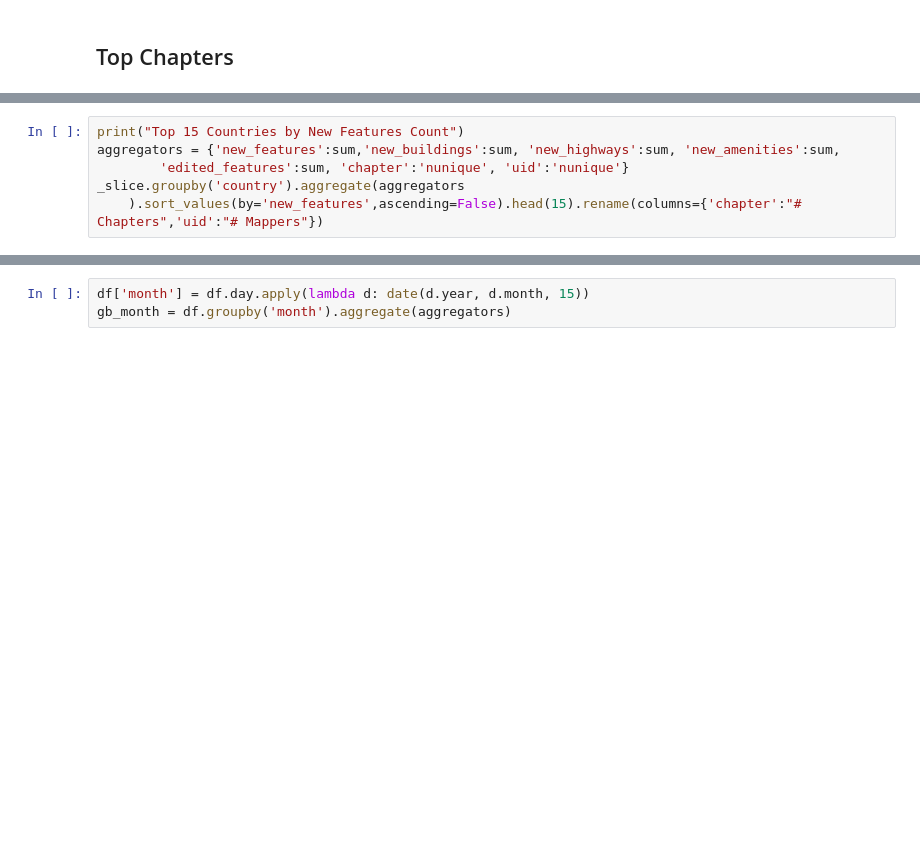
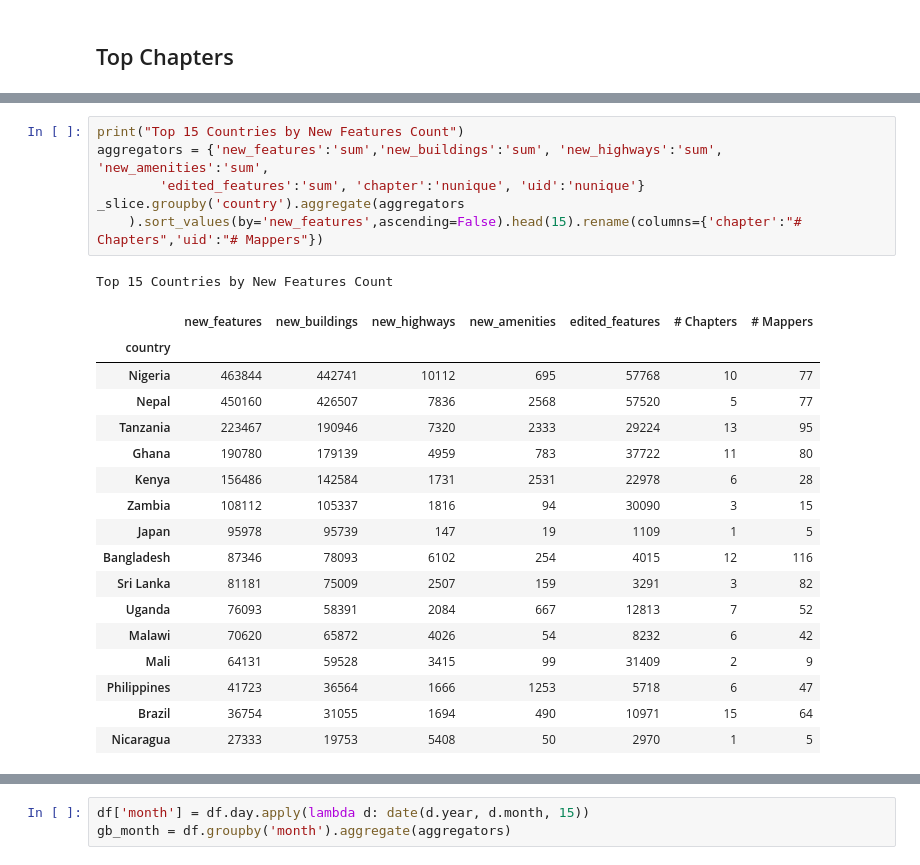
Before and after one commit to youthmappers/activity-dashboard-backend, a Jupyter notebook: Process Daily YM Stats Parquet Files.ipynb, the cells around one changed output, grey strips where cells are left out. Drawn from its saved outputs; the diff is of its cells as text; blank space fills up the shorter version.

```diff
--- a/Process Daily YM Stats Parquet Files.ipynb
+++ b/Process Daily YM Stats Parquet Files.ipynb
@@ -276,8 +310,27 @@ ax.set_ylim(1,10000000);
 # %%
 print("Top 15 Countries by New Features Count")
-aggregators = {'new_features':sum,'new_buildings':sum, 'new_highways':sum, 'new_amenities':sum,
-        'edited_features':sum, 'chapter':'nunique', 'uid':'nunique'}
+aggregators = {'new_features':'sum','new_buildings':'sum', 'new_highways':'sum', 'new_amenities':'sum',
+        'edited_features':'sum', 'chapter':'nunique', 'uid':'nunique'}
 _slice.groupby('country').aggregate(aggregators
     ).sort_values(by='new_features',ascending=False).head(15).rename(columns={'chapter':"# Chapters",'uid':"# Mappers"})
+# %% [output]
+Top 15 Countries by New Features Count
+|  | new_features | new_buildings | new_highways | new_amenities | edited_features | # Chapters | # Mappers |
+| country |  |  |  |  |  |  |  |
+| Nigeria | 463844 | 442741 | 10112 | 695 | 57768 | 10 | 77 |
+| Nepal | 450160 | 426507 | 7836 | 2568 | 57520 | 5 | 77 |
+| Tanzania | 223467 | 190946 | 7320 | 2333 | 29224 | 13 | 95 |
+| Ghana | 190780 | 179139 | 4959 | 783 | 37722 | 11 | 80 |
+| Kenya | 156486 | 142584 | 1731 | 2531 | 22978 | 6 | 28 |
+| Zambia | 108112 | 105337 | 1816 | 94 | 30090 | 3 | 15 |
+| Japan | 95978 | 95739 | 147 | 19 | 1109 | 1 | 5 |
+| Bangladesh | 87346 | 78093 | 6102 | 254 | 4015 | 12 | 116 |
+| Sri Lanka | 81181 | 75009 | 2507 | 159 | 3291 | 3 | 82 |
+| Uganda | 76093 | 58391 | 2084 | 667 | 12813 | 7 | 52 |
+| Malawi | 70620 | 65872 | 4026 | 54 | 8232 | 6 | 42 |
+| Mali | 64131 | 59528 | 3415 | 99 | 31409 | 2 | 9 |
+| Philippines | 41723 | 36564 | 1666 | 1253 | 5718 | 6 | 47 |
+| Brazil | 36754 | 31055 | 1694 | 490 | 10971 | 15 | 64 |
+| Nicaragua | 27333 | 19753 | 5408 | 50 | 2970 | 1 | 5 |
 # %%
 ax = _slice.plot(column='new_features',cmap='viridis', figsize=(15,8), s=np.log1p(_slice.all_feats))
```
Also changed, not shown: parts of 46 cells of this notebook.
